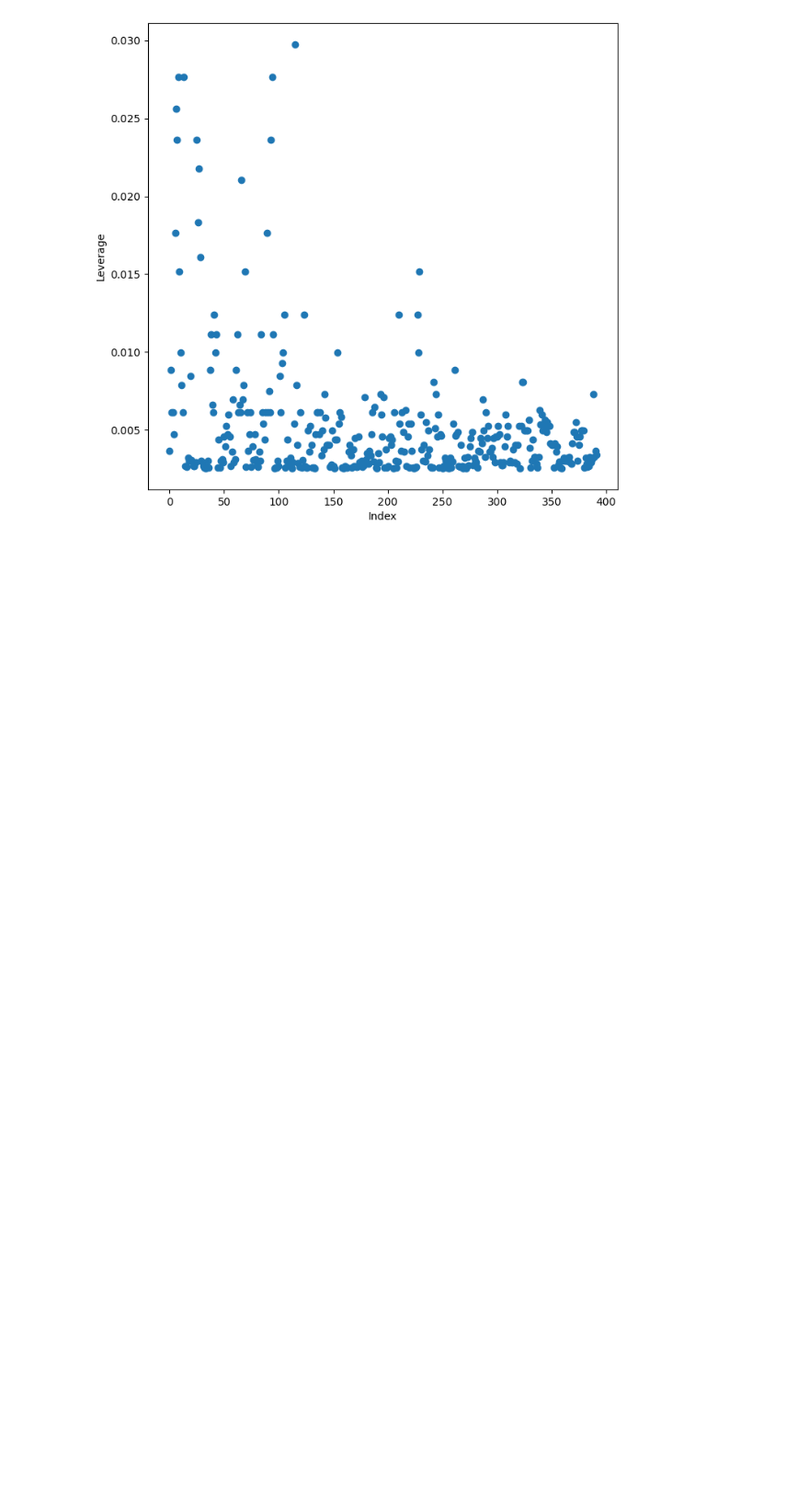
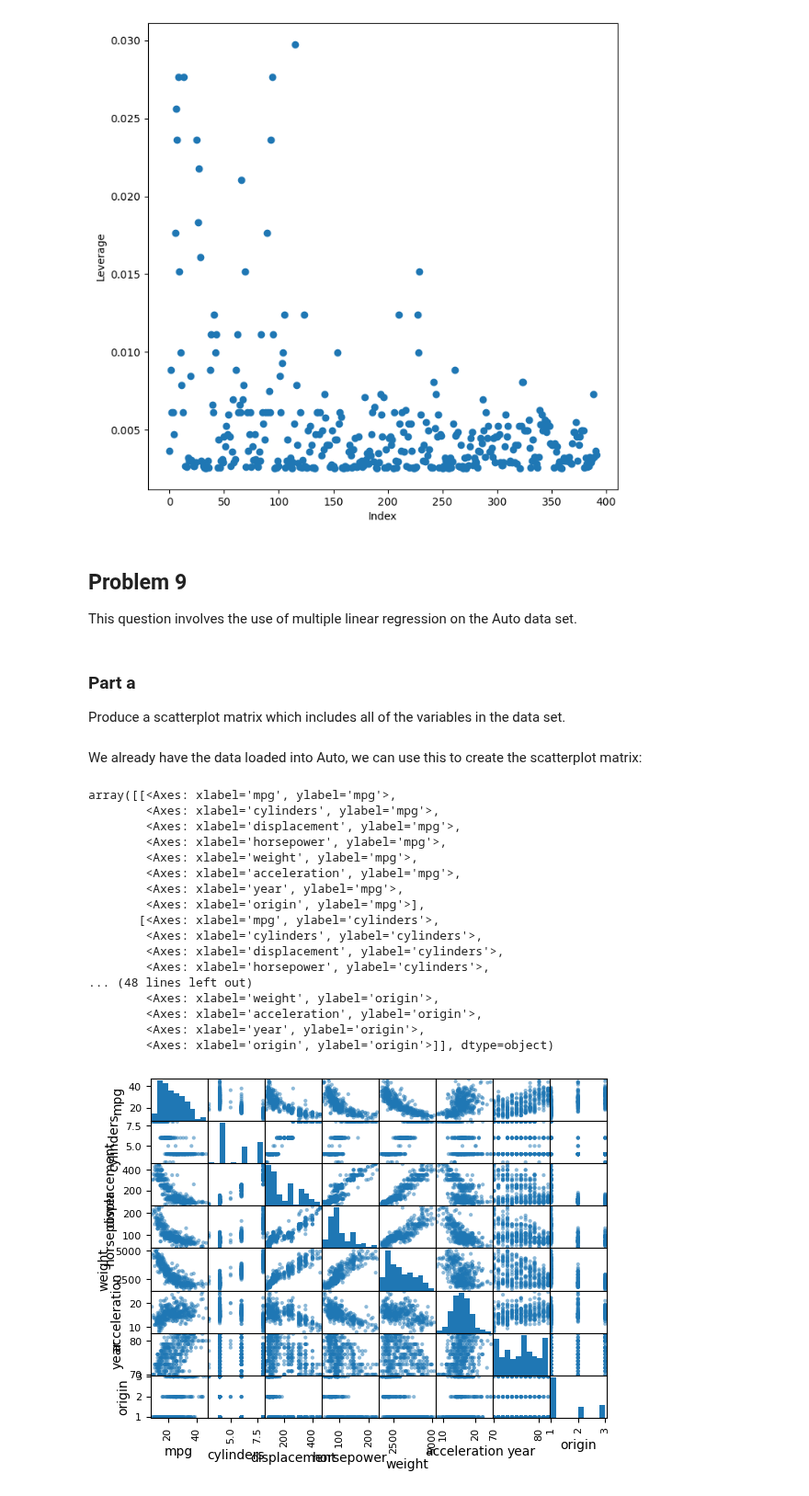
Before and after one commit to kmerkl22/k-s-ISL, a Jupyter notebook: Notebooks/Ch03-ISLExercises.ipynb, the cells around one changed output. Shown at 92% size. Saved outputs shown, nothing was run; the diff lists cells and outputs as text; code cells hidden in the pictures; blank space fills up the shorter version.

```diff
--- a/Notebooks/Ch03-ISLExercises.ipynb
+++ b/Notebooks/Ch03-ISLExercises.ipynb
@@ -136,3 +132,35 @@ np.argmax(infl.hat_matrix_diag)
 # %% [output]
 115
 [figure]
+# %% [markdown]
+## Problem 9
+
+This question involves the use of multiple linear regression on the
+Auto data set.
+# %% [markdown]
+### Part a
+Produce a scatterplot matrix which includes all of the variables
+in the data set.
+# %% [markdown]
+We already have the data loaded into Auto, we can use this to create the scatterplot matrix:
+# %%
+pd.plotting.scatter_matrix(Auto)
+# %% [output]
+array([[<Axes: xlabel='mpg', ylabel='mpg'>,
+        <Axes: xlabel='cylinders', ylabel='mpg'>,
+        <Axes: xlabel='displacement', ylabel='mpg'>,
+        <Axes: xlabel='horsepower', ylabel='mpg'>,
+        <Axes: xlabel='weight', ylabel='mpg'>,
+        <Axes: xlabel='acceleration', ylabel='mpg'>,
+        <Axes: xlabel='year', ylabel='mpg'>,
+        <Axes: xlabel='origin', ylabel='mpg'>],
+       [<Axes: xlabel='mpg', ylabel='cylinders'>,
+        <Axes: xlabel='cylinders', ylabel='cylinders'>,
+        <Axes: xlabel='displacement', ylabel='cylinders'>,
+        <Axes: xlabel='horsepower', ylabel='cylinders'>,
+... (48 lines left out)
+        <Axes: xlabel='weight', ylabel='origin'>,
+        <Axes: xlabel='acceleration', ylabel='origin'>,
+        <Axes: xlabel='year', ylabel='origin'>,
+        <Axes: xlabel='origin', ylabel='origin'>]], dtype=object)
+[figure, added]
```
Also changed, not shown: parts of 51 cells of this notebook.
